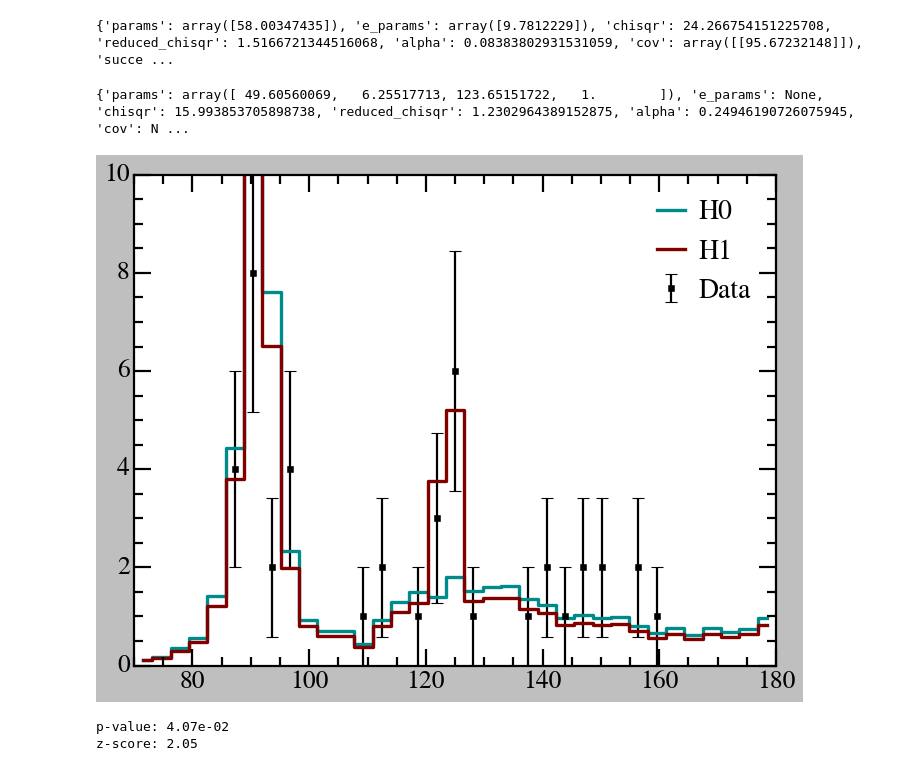
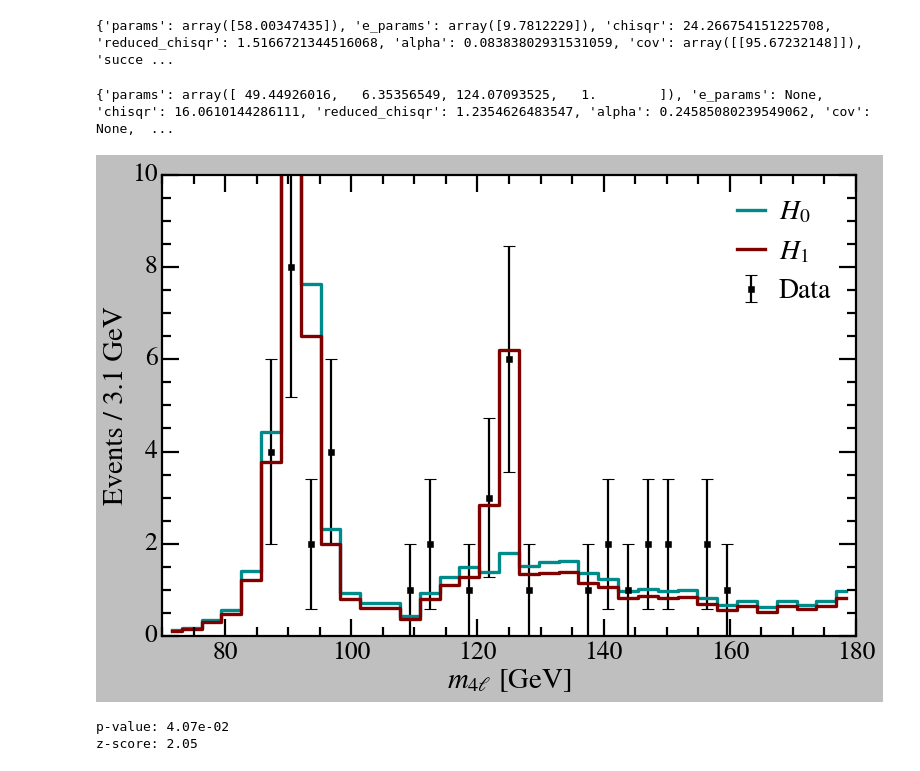
Before and after one commit to vinh-qtran/mit-jlab-sp25, a Jupyter notebook: higgs/analysis/analysis.ipynb, the cells around one changed output. Drawn from its saved outputs; the diff is of its cells as text; code cells hidden in the pictures.

```diff
--- a/higgs/analysis/analysis.ipynb
+++ b/higgs/analysis/analysis.ipynb
@@ -469,36 +479,39 @@ print(zz_fitting_result)
 # %% [output]
 {'params': array([58.00347435]), 'e_params': array([9.7812229]), 'chisqr': 24.266754151225708, 'reduced_chisqr': 1.5166721344516068, 'alpha': 0.08383802931531059, 'cov': array([[95.67232148]]), 'succe ...
 # %%
-higgs_fitter = HiggsFitter(sigma_mH=0.4)
+higgs_fitter = HiggsFitter(sigma_mH=1.2)
 higgs_fitting_result = higgs_fitter.fit()
 print(higgs_fitting_result)
 # %% [output]
-{'params': array([ 49.60560069,   6.25517713, 123.65151722,   1.        ]), 'e_params': None, 'chisqr': 15.993853705898738, 'reduced_chisqr': 1.2302964389152875, 'alpha': 0.24946190726075945, 'cov': N ...
+{'params': array([ 49.44926016,   6.35356549, 124.07093525,   1.        ]), 'e_params': None, 'chisqr': 16.0610144286111, 'reduced_chisqr': 1.2354626483547, 'alpha': 0.24585080239549062, 'cov': None,  ...
 # %%
 if True:
-    fig, ax = plt.subplots(figsize=(9,7))
+    fig, ax = plt.subplots(figsize=(10,7))
 
     mask = nn_observed_hist > 0
     ax.errorbar(bin_centers[mask],nn_observed_hist[mask],yerr=np.sqrt(nn_observed_hist[mask]),
                 fmt=' s', markersize=5, elinewidth=2, capsize=5, capthick=1,
                 color='black',label='Data')
 
     zz_inferred_counts = f_ZZ(np.arange(bin_centers.shape[0]),zz_fitting_result['params'][0])
     higgs_inferred_counts = f_ZZ(np.arange(bin_centers.shape[0]),higgs_fitting_result['params'][0]) + f_Higgs(np.arange(bin_centers.shape[0]),*higgs_fitting_result['params'][1:])
 
-    ax.plot(bin_centers, zz_inferred_counts, drawstyle='steps-mid', color='darkcyan', label='H0')
-    ax.plot(bin_centers, higgs_inferred_counts, drawstyle='steps-mid', color='maroon', label='H1')
+    ax.plot(bin_centers, zz_inferred_counts, drawstyle='steps-mid', color='darkcyan', label=r'$H_0$')
+    ax.plot(bin_centers, higgs_inferred_counts, drawstyle='steps-mid', color='maroon', label=r'$H_1$')
 
     ax.legend(loc='upper right', frameon=False, ncol=1, handletextpad=0.5, handlelength=1.0, columnspacing=0.5)
 
     ax.set_xlim(70,180)
     ax.set_ylim(0, 10)
 
+    ax.set_xlabel(r'$m_{4 \ell}$ [GeV]',fontsize=26)
+    ax.set_ylabel(f'Events / {bin_width:.01f} GeV',fontsize=26)
+
     plt.tight_layout()
-    plt.savefig('../report/Figures/hypo_testing.png', dpi=300, bbox_inches='tight')
+    plt.savefig('example_fit.png')
     plt.show()
 # %% [output]
-[figure, old version]
+[figure, new version]
 # %%
 delta_chisqr = zz_fitting_result['chisqr'] - higgs_fitting_result['chisqr']
 p_value = 1 - chi2.cdf(delta_chisqr,3)
```
Also changed, not shown: parts of 8 cells of this notebook, 26 other files.
